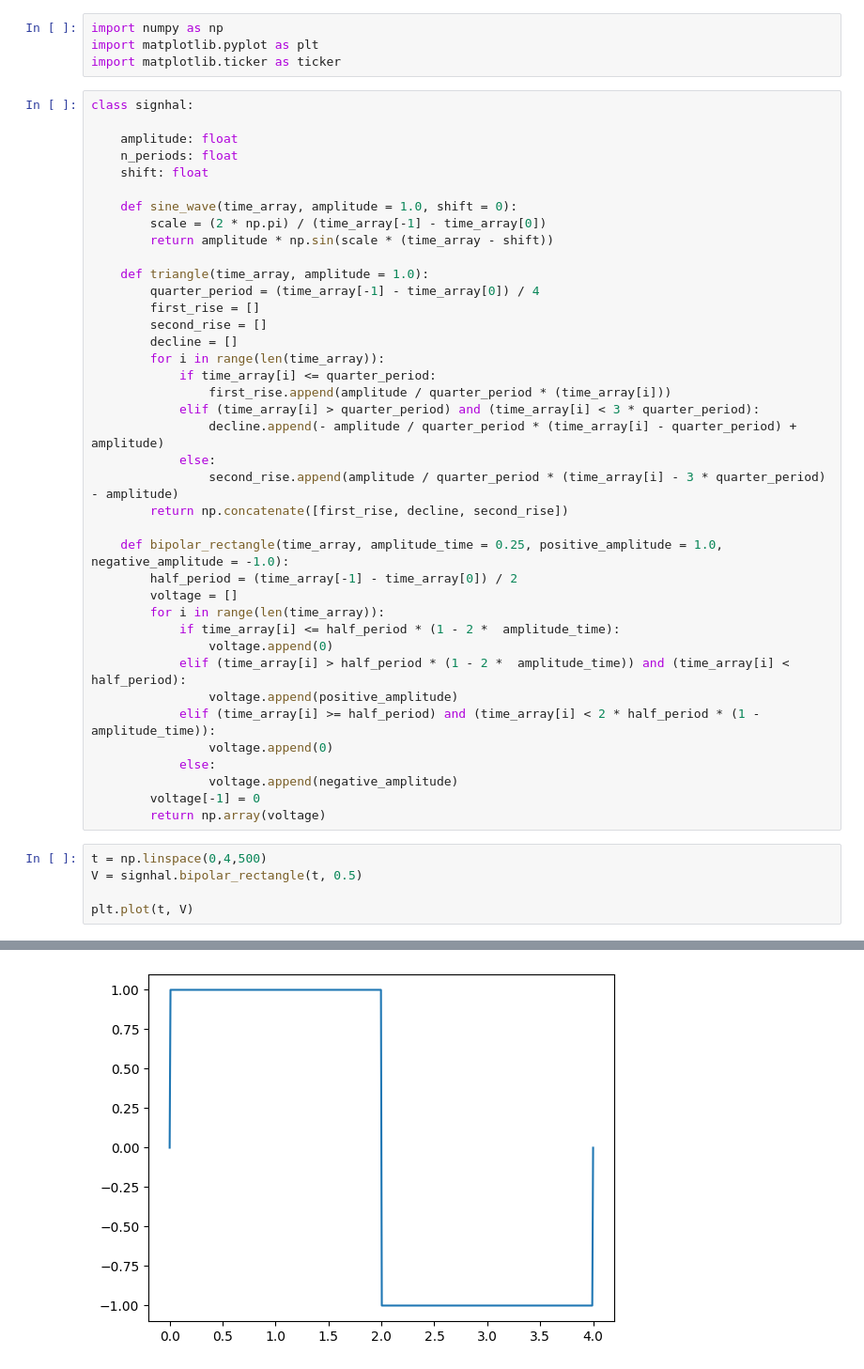
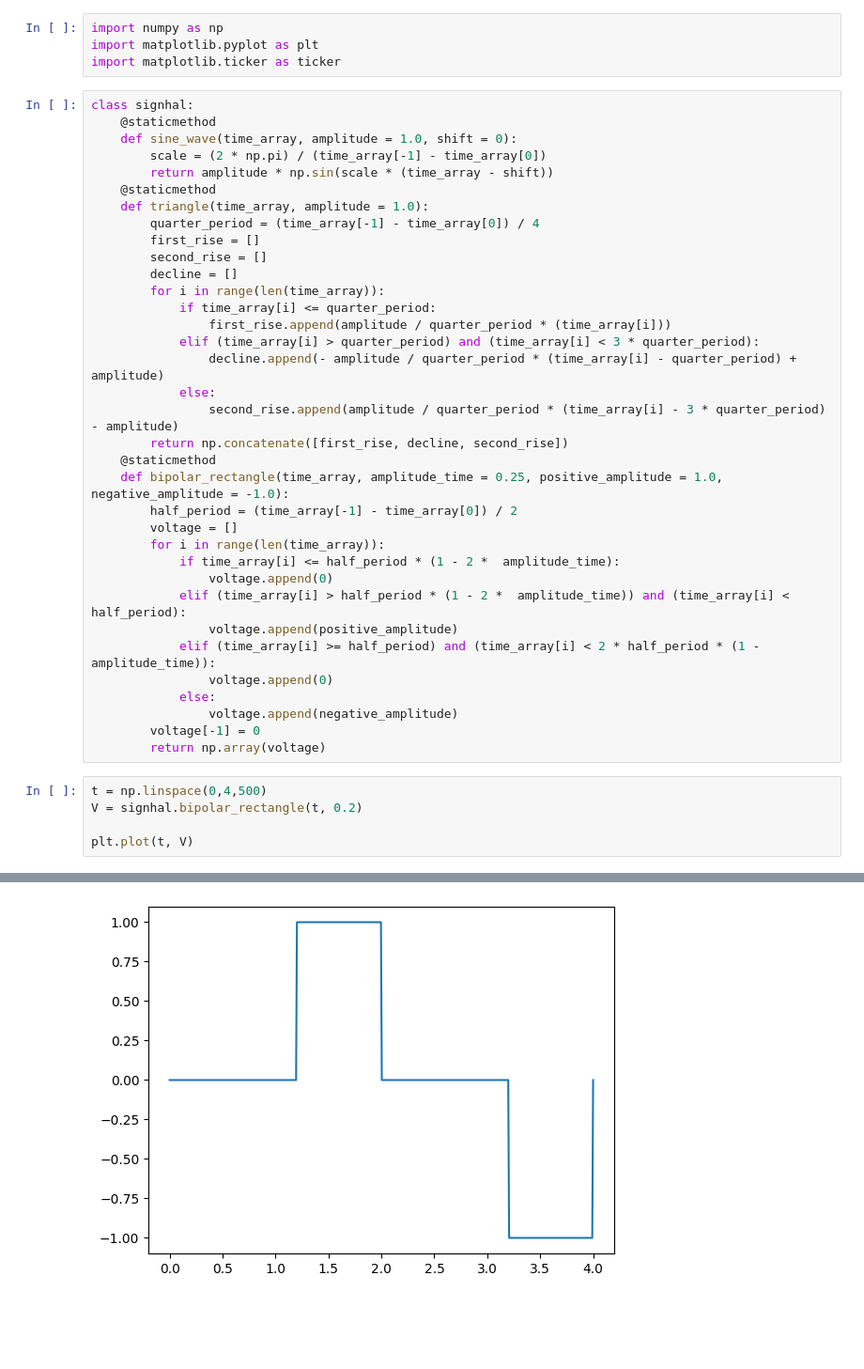
Before and after one commit to OneMoreGate/Memristor_modeling, a Jupyter notebook: additional_code.ipynb, the cells around one changed output, grey strips where cells are left out. Shown at 94% size. Drawn from its saved outputs; the diff is of its cells as text; blank space fills up the shorter version.

```diff
--- a/additional_code.ipynb
+++ b/additional_code.ipynb
@@ -4,15 +4,11 @@ import matplotlib.pyplot as plt
 import matplotlib.ticker as ticker
 # %%
 class signhal:
-
-    amplitude: float
-    n_periods: float
-    shift: float
-
+    @staticmethod
     def sine_wave(time_array, amplitude = 1.0, shift = 0):
         scale = (2 * np.pi) / (time_array[-1] - time_array[0])
         return amplitude * np.sin(scale * (time_array - shift))
-
+    @staticmethod
     def triangle(time_array, amplitude = 1.0):
         quarter_period = (time_array[-1] - time_array[0]) / 4
         first_rise = []
@@ -26,7 +22,7 @@ class signhal:
             else:
                 second_rise.append(amplitude / quarter_period * (time_array[i] - 3 * quarter_period) - amplitude)
         return np.concatenate([first_rise, decline, second_rise])
-
+    @staticmethod
     def bipolar_rectangle(time_array, amplitude_time = 0.25, positive_amplitude = 1.0, negative_amplitude = -1.0):
         half_period = (time_array[-1] - time_array[0]) / 2
         voltage = []
@@ -43,9 +39,9 @@ class signhal:
         return np.array(voltage)
 # %%
 t = np.linspace(0,4,500)
-V = signhal.bipolar_rectangle(t, 0.5)
+V = signhal.bipolar_rectangle(t, 0.2)
 
 plt.plot(t, V)
 # %% [output]
 [<matplotlib.lines.Line2D at 0x...>]
-[figure, old version]
+[figure, new version]
```
Also changed, not shown: 5 other files.
